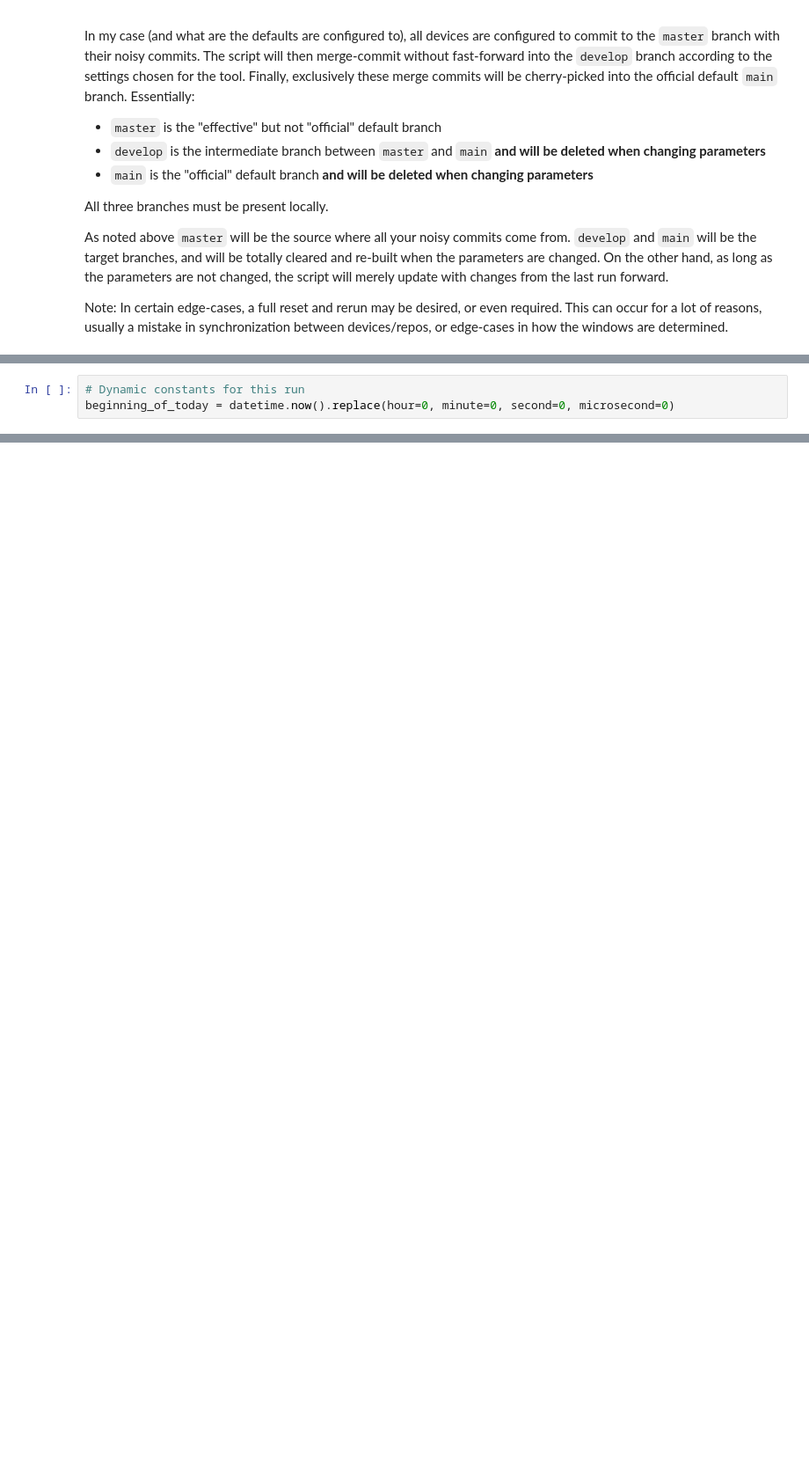
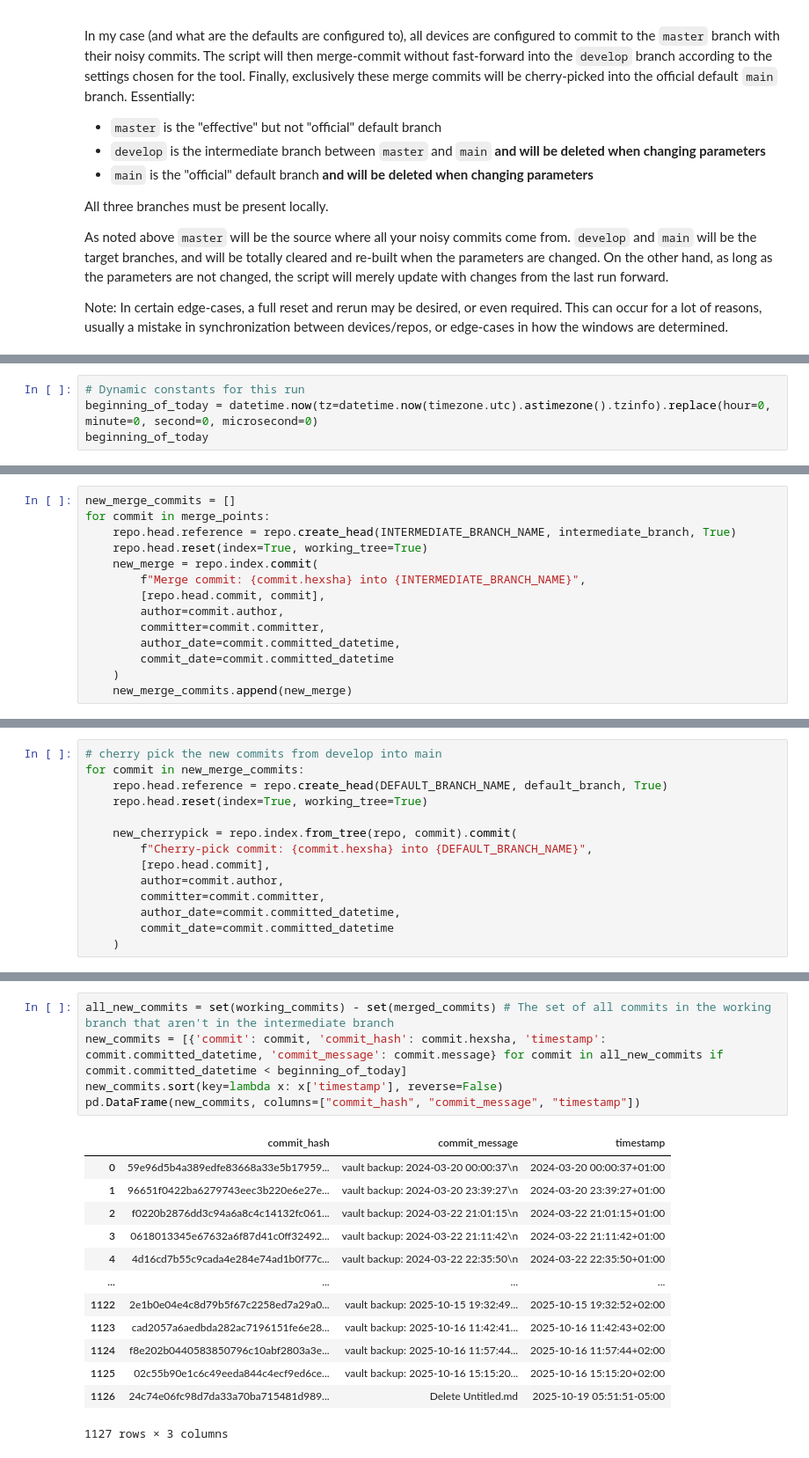
Before and after one commit to jfreuden/obidian-git-overcommiting, a Jupyter notebook: notebooks/compress-commit-spam.ipynb, the cells around one changed output, grey strips where cells are left out. Shown at 88% size. Drawn from its saved outputs; the diff is of its cells as text; blank space fills up the shorter version.

```diff
--- a/notebooks/compress-commit-spam.ipynb
+++ b/notebooks/compress-commit-spam.ipynb
@@ -70,4 +71,5 @@ if REPO_PATH is None:
     exit(1)
 # %%
 # Dynamic constants for this run
-beginning_of_today = datetime.now().replace(hour=0, minute=0, second=0, microsecond=0)
+beginning_of_today = datetime.now(tz=datetime.now(timezone.utc).astimezone().tzinfo).replace(hour=0, minute=0, second=0, microsecond=0)
+beginning_of_today
@@ -112,0 +126,14 @@ len(missing_commits)
+# %%
+new_merge_commits = []
+for commit in merge_points:
+    repo.head.reference = repo.create_head(INTERMEDIATE_BRANCH_NAME, intermediate_branch, True)
+    repo.head.reset(index=True, working_tree=True)
+    new_merge = repo.index.commit(
+        f"Merge commit: {commit.hexsha} into {INTERMEDIATE_BRANCH_NAME}",
+        [repo.head.commit, commit],
+        author=commit.author,
+        committer=commit.committer,
+        author_date=commit.committed_datetime,
+        commit_date=commit.committed_datetime
+    )
+    new_merge_commits.append(new_merge)
@@ -112,0 +144,14 @@ len(missing_commits)
+# %%
+# cherry pick the new commits from develop into main
+for commit in new_merge_commits:
+    repo.head.reference = repo.create_head(DEFAULT_BRANCH_NAME, default_branch, True)
+    repo.head.reset(index=True, working_tree=True)
+
+    new_cherrypick = repo.index.from_tree(repo, commit).commit(
+        f"Cherry-pick commit: {commit.hexsha} into {DEFAULT_BRANCH_NAME}",
+        [repo.head.commit],
+        author=commit.author,
+        committer=commit.committer,
+        author_date=commit.committed_datetime,
+        commit_date=commit.committed_datetime
+    )
@@ -112,0 +198,19 @@ len(missing_commits)
+# %%
+all_new_commits = set(working_commits) - set(merged_commits) # The set of all commits in the working branch that aren't in the intermediate branch
+new_commits = [{'commit': commit, 'commit_hash': commit.hexsha, 'timestamp': commit.committed_datetime, 'commit_message': commit.message} for commit in all_new_commits if commit.committed_datetime < beginning_of_today]
+new_commits.sort(key=lambda x: x['timestamp'], reverse=False)
+pd.DataFrame(new_commits, columns=["commit_hash", "commit_message", "timestamp"])
+# %% [output]
+|  | commit_hash | commit_message | timestamp |
+| 0 | 59e96d5b4a389edfe83668a33e5b17959... | vault backup: 2024-03-20 00:00:37\n | 2024-03-20 00:00:37+01:00 |
+| 1 | 96651f0422ba6279743eec3b220e6e27e... | vault backup: 2024-03-20 23:39:27\n | 2024-03-20 23:39:27+01:00 |
+| 2 | f0220b2876dd3c94a6a8c4c14132fc061... | vault backup: 2024-03-22 21:01:15\n | 2024-03-22 21:01:15+01:00 |
+| 3 | 0618013345e67632a6f87d41c0ff32492... | vault backup: 2024-03-22 21:11:42\n | 2024-03-22 21:11:42+01:00 |
+| 4 | 4d16cd7b55c9cada4e284e74ad1b0f77c... | vault backup: 2024-03-22 22:35:50\n | 2024-03-22 22:35:50+01:00 |
+| ... | ... | ... | ... |
+| 1122 | 2e1b0e04e4c8d79b5f67c2258ed7a29a0... | vault backup: 2025-10-15 19:32:49... | 2025-10-15 19:32:52+02:00 |
+| 1123 | cad2057a6aedbda282ac7196151fe6e28... | vault backup: 2025-10-16 11:42:41... | 2025-10-16 11:42:43+02:00 |
+| 1124 | f8e202b0440583850796c10abf2803a3e... | vault backup: 2025-10-16 11:57:44... | 2025-10-16 11:57:44+02:00 |
+| 1125 | 02c55b90e1c6c49eeda844c4ecf9ed6ce... | vault backup: 2025-10-16 15:15:20... | 2025-10-16 15:15:20+02:00 |
+| 1126 | 24c74e06fc98d7da33a70ba715481d989... | Delete Untitled.md | 2025-10-19 05:51:51-05:00 |
+1127 rows × 3 columns
```
Also changed, not shown: parts of 13 cells of this notebook.
